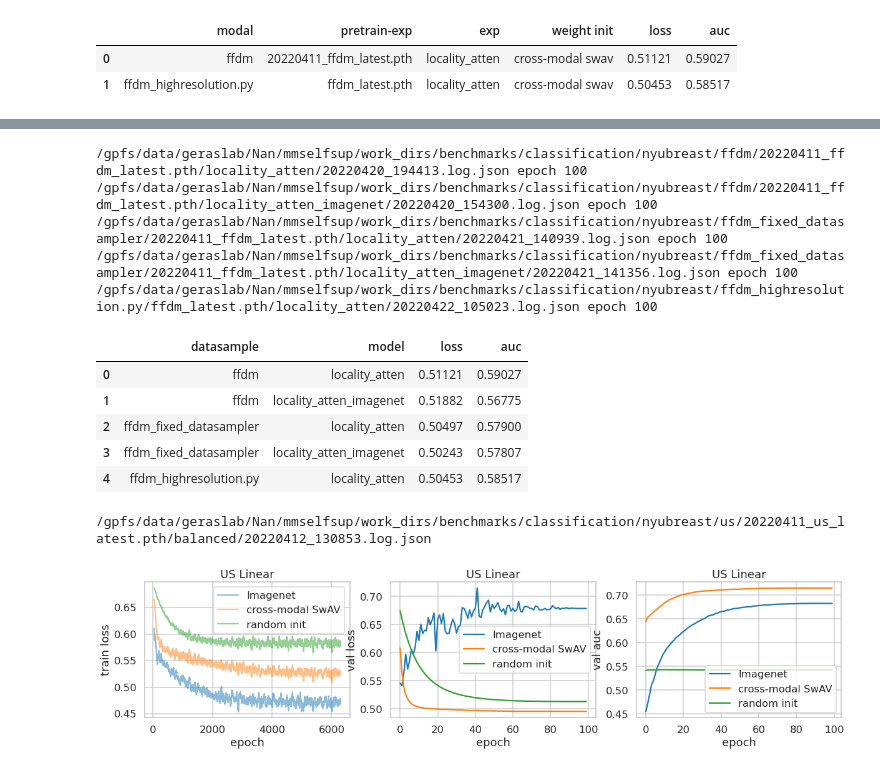
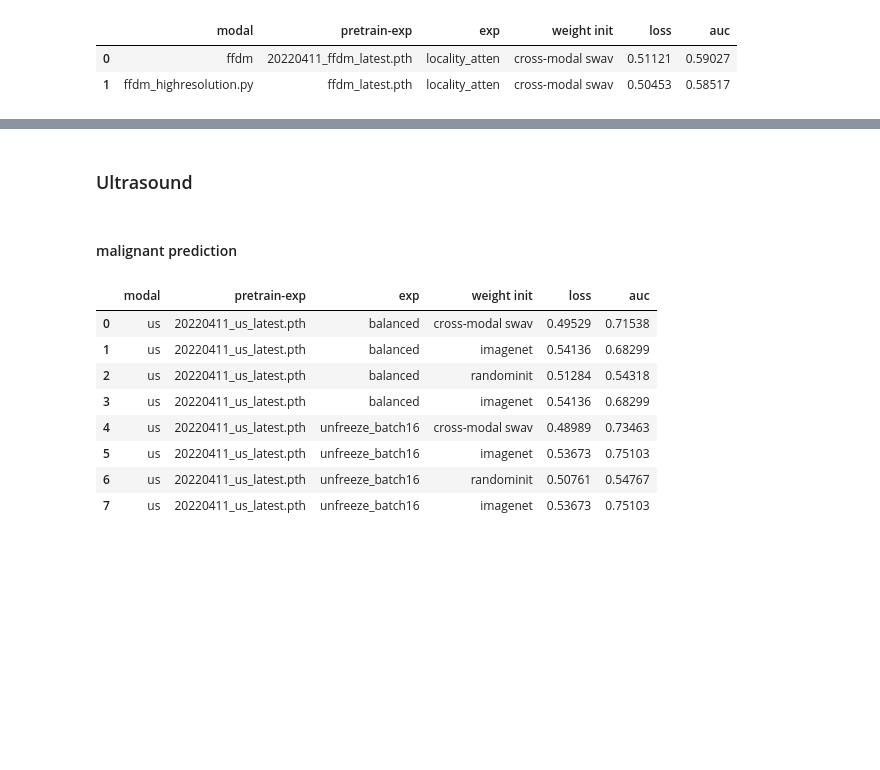
Before and after one commit to wooginawunan/mmselfsup, a Jupyter notebook: notebooks/analysis.ipynb, the cells around one changed output, grey strips where cells are left out. Saved outputs shown, nothing was run; the diff lists cells and outputs as text; code cells hidden in the pictures; blank space fills up the shorter version.

```diff
--- a/notebooks/analysis.ipynb
+++ b/notebooks/analysis.ipynb
@@ -373,49 +188,22 @@ learning_curves(save_path, model_path, prefix, 'FFDM Transfer')
-# %%
-save_path = '/gpfs/data/geraslab/Nan/mmselfsup/work_dirs/benchmarks/classification/nyubreast/'
-
-model_path = ''
-
-variants = ['ffdm/20220411_ffdm_latest.pth/locality_atten', 'ffdm/20220411_ffdm_latest.pth/locality_atten_imagenet',
-    'ffdm_fixed_datasampler/20220411_ffdm_latest.pth/locality_atten',
-    'ffdm_fixed_datasampler/20220411_ffdm_latest.pth/locality_atten_imagenet',
-    'ffdm_highresolution.py/ffdm_latest.pth/locality_atten'
-    ]
-
-performance = []
-for cls in variants:
-    file = sorted(glob.glob(os.path.join(save_path, model_path, cls, '*.json')))[-1]
-
-    f = open(file)
-    lines = f.readlines()[1:]
-    logs = pd.DataFrame([json.loads(line) for line in lines])
-
-    print(file,'epoch' ,logs.epoch.max())
-    if logs.epoch.max()>20:
-
-        loss, auc = logs[logs['mode']=='val'].head4_loss.min(), logs[logs['mode']=='val'].head4_auc.max()
-        performance.append({'datasample':  cls.split('/')[0], 'model': cls.split('/')[-1], 'loss': loss, 'auc': auc})
-performance = pd.DataFrame(performance)
-performance
-# %% [output]
-/gpfs/data/geraslab/Nan/mmselfsup/work_dirs/benchmarks/classification/nyubreast/ffdm/20220411_ffdm_latest.pth/locality_atten/20220420_194413.log.json epoch 100
-/gpfs/data/geraslab/Nan/mmselfsup/work_dirs/benchmarks/classification/nyubreast/ffdm/20220411_ffdm_latest.pth/locality_atten_imagenet/20220420_154300.log.json epoch 100
-/gpfs/data/geraslab/Nan/mmselfsup/work_dirs/benchmarks/classification/nyubreast/ffdm_fixed_datasampler/20220411_ffdm_latest.pth/locality_atten/20220421_140939.log.json epoch 100
-/gpfs/data/geraslab/Nan/mmselfsup/work_dirs/benchmarks/classification/nyubreast/ffdm_fixed_datasampler/20220411_ffdm_latest.pth/locality_atten_imagenet/20220421_141356.log.json epoch 100
-/gpfs/data/geraslab/Nan/mmselfsup/work_dirs/benchmarks/classification/nyubreast/ffdm_highresolution.py/ffdm_latest.pth/locality_atten/20220422_105023.log.json epoch 100
-|  | datasample | model | loss | auc |
-| 0 | ffdm | locality_atten | 0.51121 | 0.59027 |
-| 1 | ffdm | locality_atten_imagenet | 0.51882 | 0.56775 |
-| 2 | ffdm_fixed_datasampler | locality_atten | 0.50497 | 0.57900 |
-| 3 | ffdm_fixed_datasampler | locality_atten_imagenet | 0.50243 | 0.57807 |
-| 4 | ffdm_highresolution.py | locality_atten | 0.50453 | 0.58517 |
-# %%
-save_path = '/gpfs/data/geraslab/Nan/mmselfsup/work_dirs/benchmarks/classification/nyubreast/'
-
-model_path = 'us/20220411_us_latest.pth'
-
-prefix = 'balanced'
-
-learning_curves(save_path, model_path, prefix, 'US Linear')
-# %% [output]
-/gpfs/data/geraslab/Nan/mmselfsup/work_dirs/benchmarks/classification/nyubreast/us/20220411_us_latest.pth/balanced/20220412_130853.log.json
-[figure, removed]
+# %% [markdown]
+### Ultrasound
+# %% [markdown]
+#### malignant prediction
+# %%
+modal_cls = ['us']
+model_path = ['20220411_us_latest.pth']
+exp_prefix = ['balanced', 'unfreeze_batch16']
+weight_init = ['', '_imagenet', '_randominit', '_imagenet']
+
+performance = get_comparison_table(modal_cls, model_path, exp_prefix, weight_init)
+performance
+# %% [output]
+|  | modal | pretrain-exp | exp | weight init | loss | auc |
+| 0 | us | 20220411_us_latest.pth | balanced | cross-modal swav | 0.49529 | 0.71538 |
+| 1 | us | 20220411_us_latest.pth | balanced | imagenet | 0.54136 | 0.68299 |
+| 2 | us | 20220411_us_latest.pth | balanced | randominit | 0.51284 | 0.54318 |
+| 3 | us | 20220411_us_latest.pth | balanced | imagenet | 0.54136 | 0.68299 |
+| 4 | us | 20220411_us_latest.pth | unfreeze_batch16 | cross-modal swav | 0.48989 | 0.73463 |
+| 5 | us | 20220411_us_latest.pth | unfreeze_batch16 | imagenet | 0.53673 | 0.75103 |
+| 6 | us | 20220411_us_latest.pth | unfreeze_batch16 | randominit | 0.50761 | 0.54767 |
+| 7 | us | 20220411_us_latest.pth | unfreeze_batch16 | imagenet | 0.53673 | 0.75103 |
```
Also changed, not shown: parts of 19 cells of this notebook, 2 other files.
